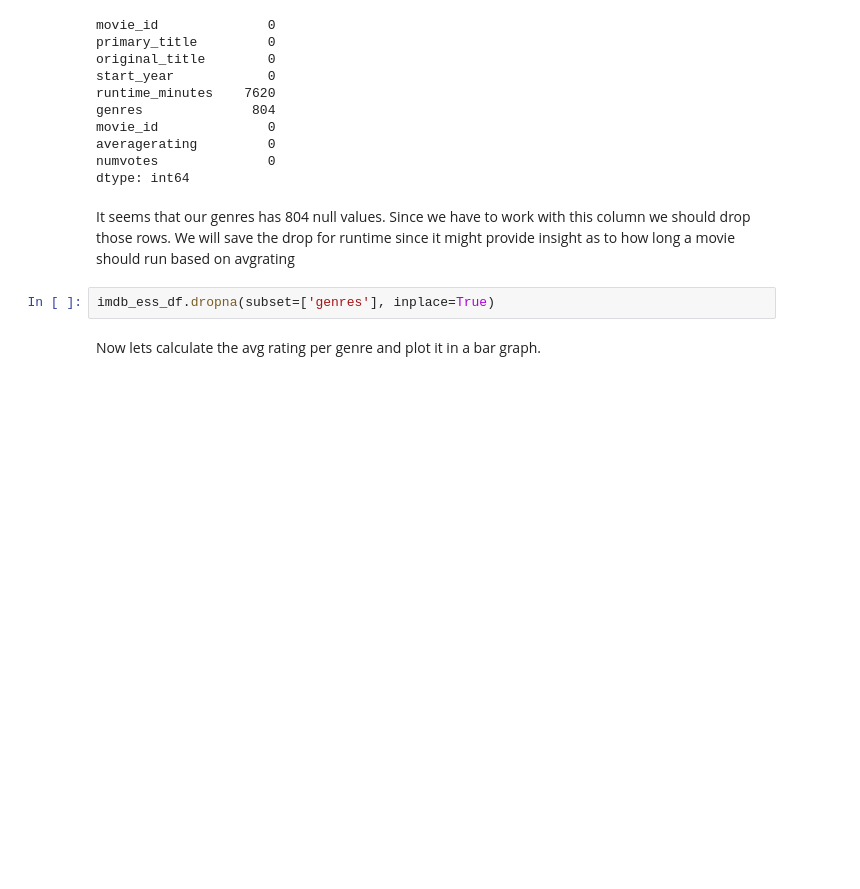
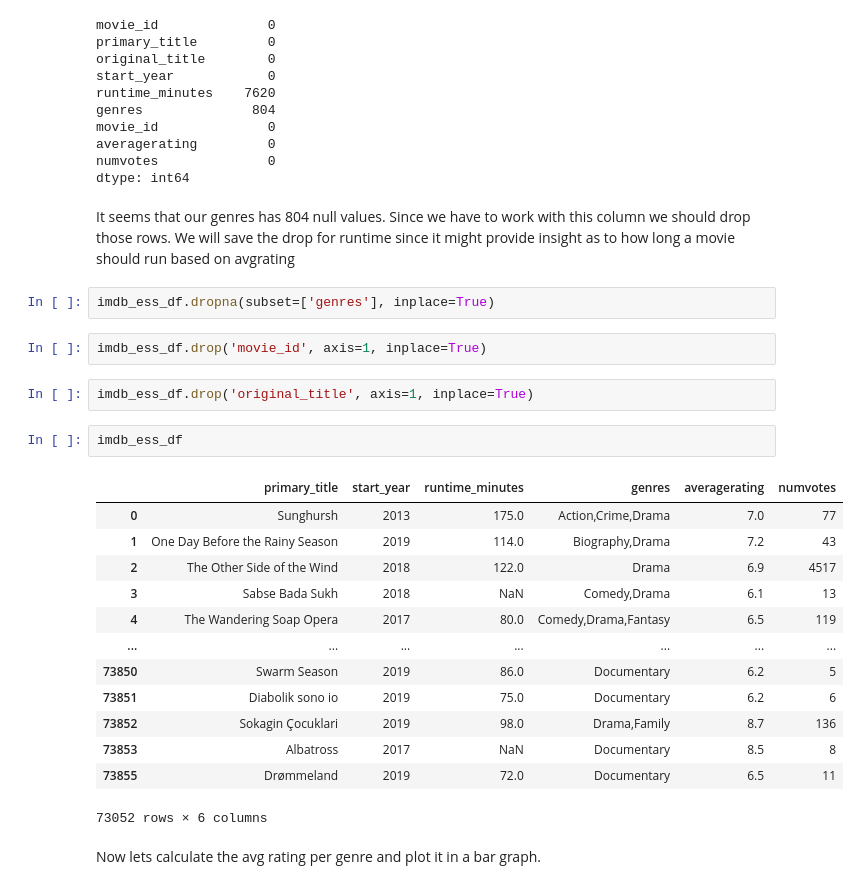
Before and after one commit to CrisThatOneCris/dsc-phase-1-project-v2-4, a Jupyter notebook: exploratory.ipynb, the cells around one changed output. Saved outputs shown, nothing was run; the diff lists cells and outputs as text; blank space fills up the shorter version.

```diff
--- a/exploratory.ipynb
+++ b/exploratory.ipynb
@@ -1029,6 +1029,26 @@ dtype: int64
 It seems that our genres has 804 null values. Since we have to work with this column we should drop those rows. We will save the drop for runtime since it might provide insight as to how long a movie should run based on avgrating
 # %%
 imdb_ess_df.dropna(subset=['genres'], inplace=True)
+# %%
+imdb_ess_df.drop('movie_id', axis=1, inplace=True)
+# %%
+imdb_ess_df.drop('original_title', axis=1, inplace=True)
+# %%
+imdb_ess_df
+# %% [output]
+|  | primary_title | start_year | runtime_minutes | genres | averagerating | numvotes |
+| 0 | Sunghursh | 2013 | 175.0 | Action,Crime,Drama | 7.0 | 77 |
+| 1 | One Day Before the Rainy Season | 2019 | 114.0 | Biography,Drama | 7.2 | 43 |
+| 2 | The Other Side of the Wind | 2018 | 122.0 | Drama | 6.9 | 4517 |
+| 3 | Sabse Bada Sukh | 2018 | NaN | Comedy,Drama | 6.1 | 13 |
+| 4 | The Wandering Soap Opera | 2017 | 80.0 | Comedy,Drama,Fantasy | 6.5 | 119 |
+| ... | ... | ... | ... | ... | ... | ... |
+| 73850 | Swarm Season | 2019 | 86.0 | Documentary | 6.2 | 5 |
+| 73851 | Diabolik sono io | 2019 | 75.0 | Documentary | 6.2 | 6 |
+| 73852 | Sokagin Çocuklari | 2019 | 98.0 | Drama,Family | 8.7 | 136 |
+| 73853 | Albatross | 2017 | NaN | Documentary | 8.5 | 8 |
+| 73855 | Drømmeland | 2019 | 72.0 | Documentary | 6.5 | 11 |
+73052 rows × 6 columns
 # %% [markdown]
 Now lets calculate the avg rating per genre and plot it in a bar graph.
 # %%
```
Also changed, not shown: parts of 15 cells of this notebook.
